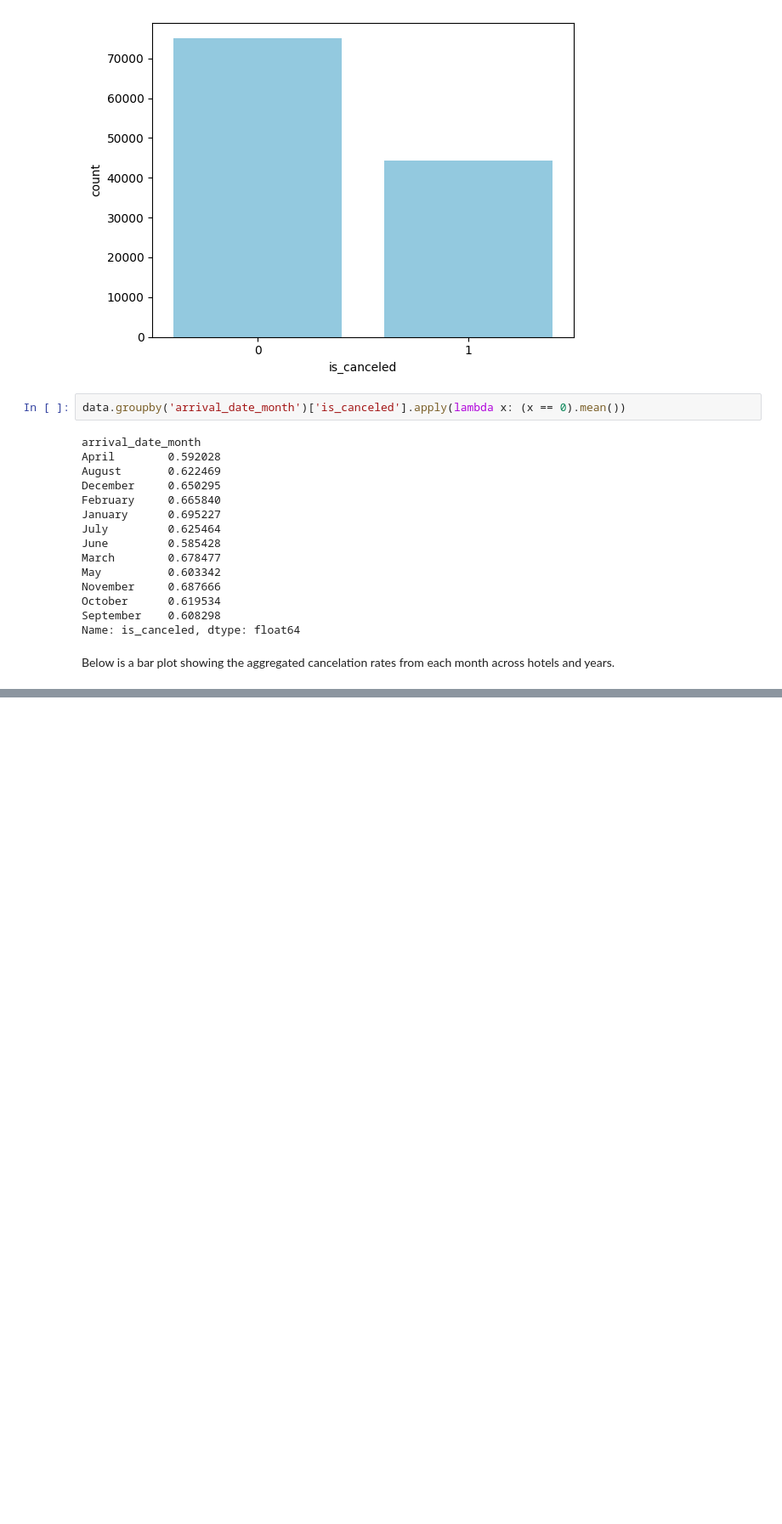
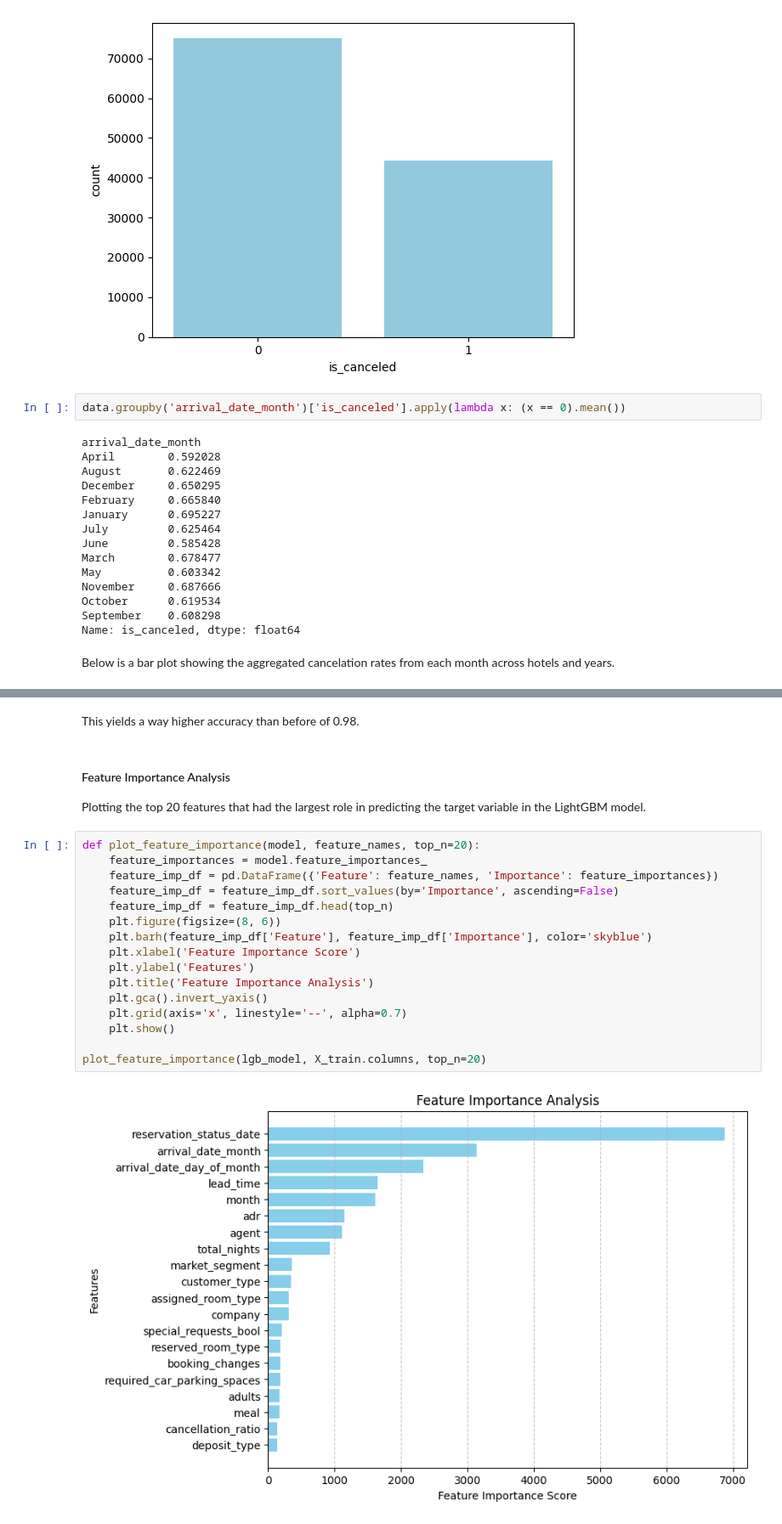
Before and after one commit to Bhagya-Ram-7/hotel_cancelation_prediction, a Jupyter notebook: modeling.ipynb, the cells around one changed output, grey strips where cells are left out. Shown at 85% size. Saved outputs shown, nothing was run; the diff lists cells and outputs as text; blank space fills up the shorter version.

Commit message:
added both baseline & advanced models

```diff
--- a/predictive.ipynb
+++ b/modeling.ipynb
@@ -306,0 +407,24 @@ This yields an accuracy of 81%.
+# %% [markdown]
+This yields a way higher accuracy than before of 0.98.
+# %% [markdown]
+#### Feature Importance Analysis
+
+Plotting the top 20 features that had the largest role in predicting the target variable in the LightGBM model.
+# %%
+def plot_feature_importance(model, feature_names, top_n=20):
+    feature_importances = model.feature_importances_
+    feature_imp_df = pd.DataFrame({'Feature': feature_names, 'Importance': feature_importances})
+    feature_imp_df = feature_imp_df.sort_values(by='Importance', ascending=False)
+    feature_imp_df = feature_imp_df.head(top_n)
+    plt.figure(figsize=(8, 6))
+    plt.barh(feature_imp_df['Feature'], feature_imp_df['Importance'], color='skyblue')
+    plt.xlabel('Feature Importance Score')
+    plt.ylabel('Features')
+    plt.title('Feature Importance Analysis')
+    plt.gca().invert_yaxis()
+    plt.grid(axis='x', linestyle='--', alpha=0.7)
+    plt.show()
+
+plot_feature_importance(lgb_model, X_train.columns, top_n=20)
+# %% [output]
+[figure, added]
```
Also changed, not shown: parts of 20 cells of this notebook, 4 other files.
